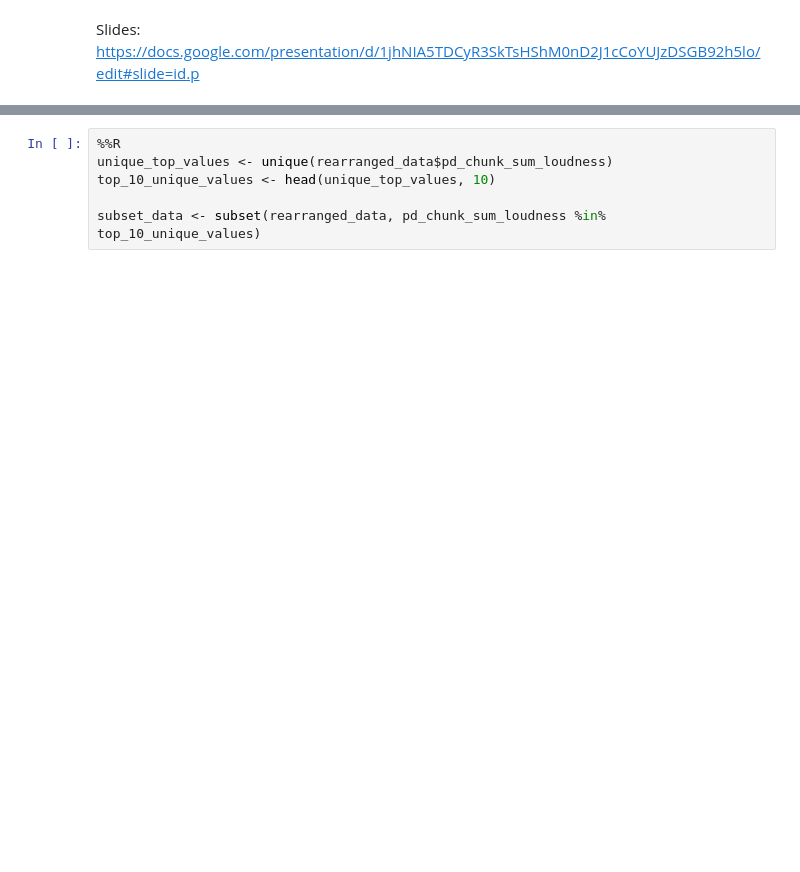
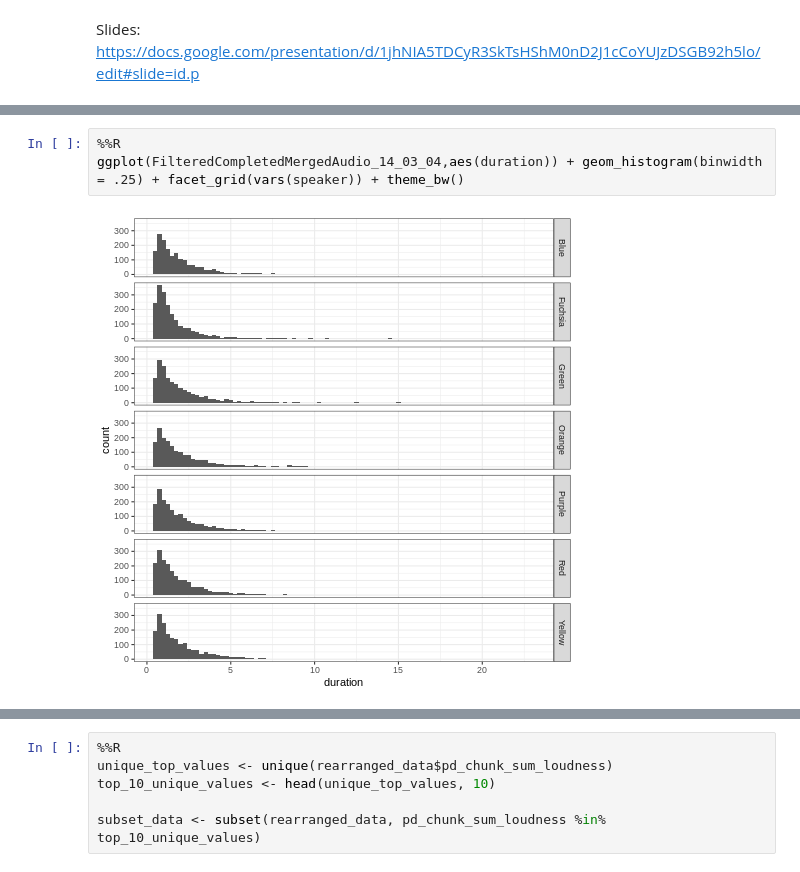
Before and after one commit to chrispalaguachi/audioworkshop, a Jupyter notebook: WIS_Workshop.ipynb, the cells around one changed output, grey strips where cells are left out. Saved outputs shown, nothing was run; the diff lists cells and outputs as text; blank space fills up the shorter version.

```diff
--- a/WIS_Workshop.ipynb
+++ b/WIS_Workshop.ipynb
@@ -83,0 +669,5 @@ rearranged_data <- d1[order(-d1$pd_chunk_sum_loudness), ]
+# %%
+%%R
+ggplot(FilteredCompletedMergedAudio_14_03_04,aes(duration)) + geom_histogram(binwidth = .25) + facet_grid(vars(speaker)) + theme_bw()
+# %% [output]
+[figure, added]
```
Also changed, not shown: parts of 105 cells of this notebook.
